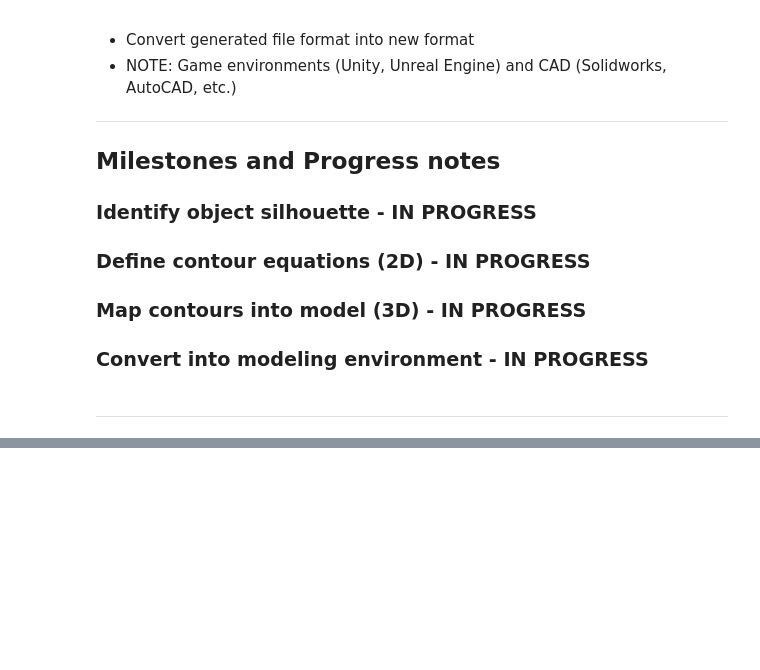
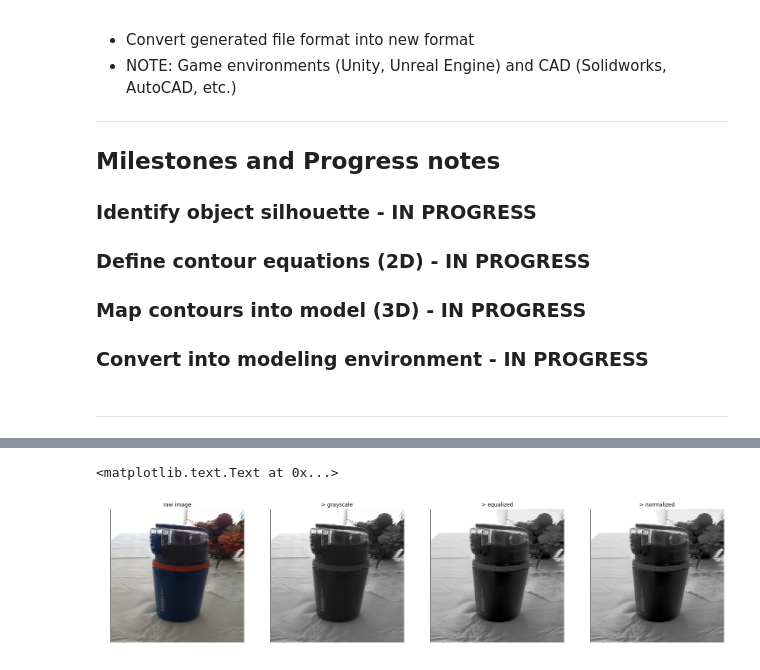
Before and after one commit to liangk7/Photo2Model, a Jupyter notebook: Photo2Model_2018.2.17.ipynb, the cells around one changed output, grey strips where cells are left out. Cells and saved outputs as stored; diff of their text form; code cells hidden in the pictures; blank space fills up the shorter version.

```diff
--- a/Photo2Model_2018.2.17.ipynb
+++ b/Photo2Model_2018.2.17.ipynb
@@ -293,0 +273,22 @@ for i in np.arange(n_colors):
+# %%
+# Visualize processing steps on a single image
+test_imgGray = grayscale(test_img)
+test_imgGray = img_rotate(test_imgGray, -90)
+test_imgEq = equalize(test_imgGray, img_size[0])
+test_imgNorm = normalize(test_imgEq, img_size[0])
+fig, axs = plt.subplots(1, 4, figsize =(25, 20))
+axs[0].axis('off')
+axs[0].imshow(test_imgRotated.squeeze(), cmap='gray')
+axs[0].set_title('raw image')
+axs[1].axis('off')
+axs[1].imshow(test_imgGray.squeeze(), cmap='gray')
+axs[1].set_title('> grayscale')
+axs[2].axis('off')
+axs[2].imshow(test_imgEq.squeeze(), cmap='gray')
+axs[2].set_title('> equalized')
+axs[3].axis('off')
+axs[3].imshow(test_imgNorm.squeeze(), cmap='gray')
+axs[3].set_title('> normalized')
+# %% [output]
+<matplotlib.text.Text at 0x...>
+[figure, added]
```
Also changed, not shown: parts of 7 cells of this notebook.
